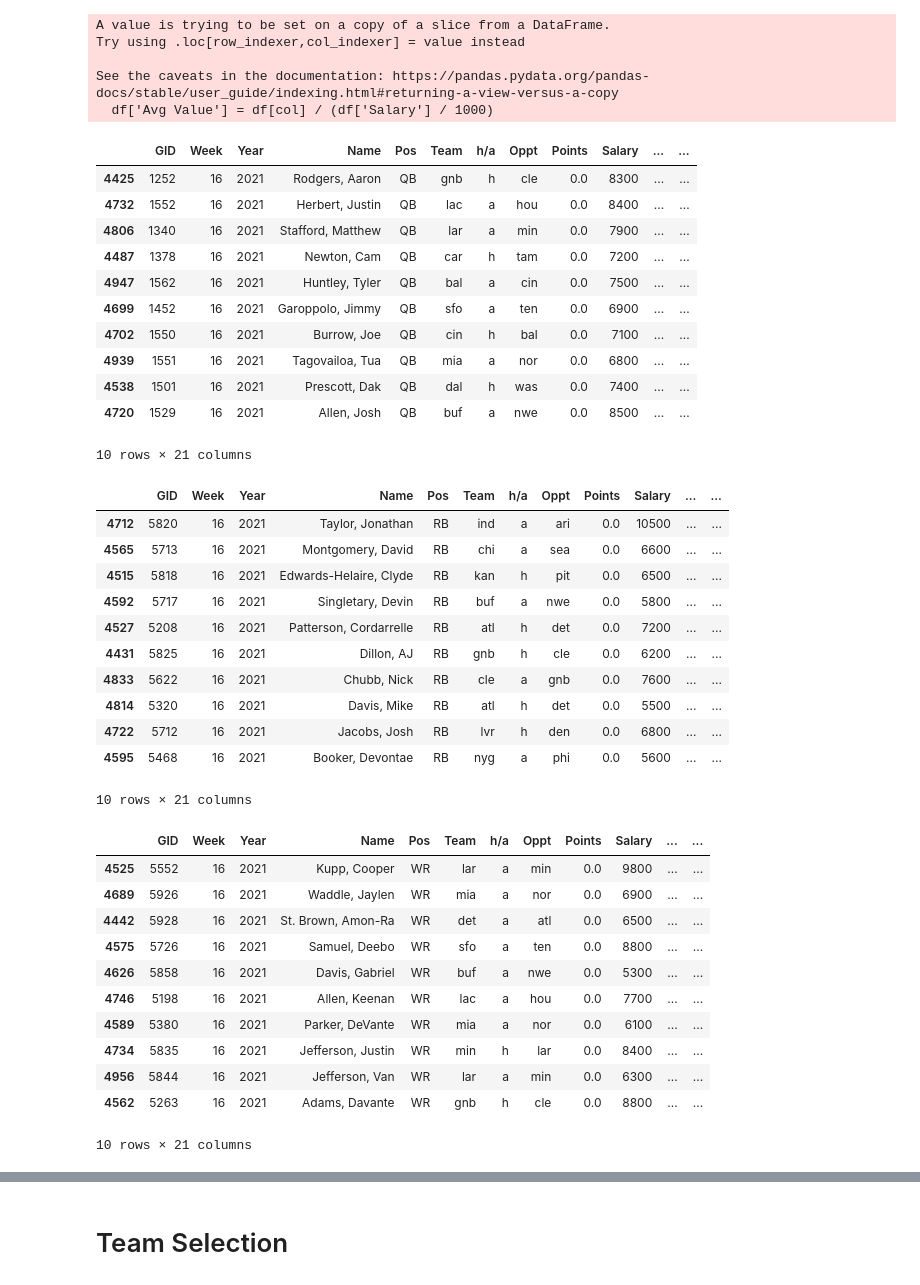
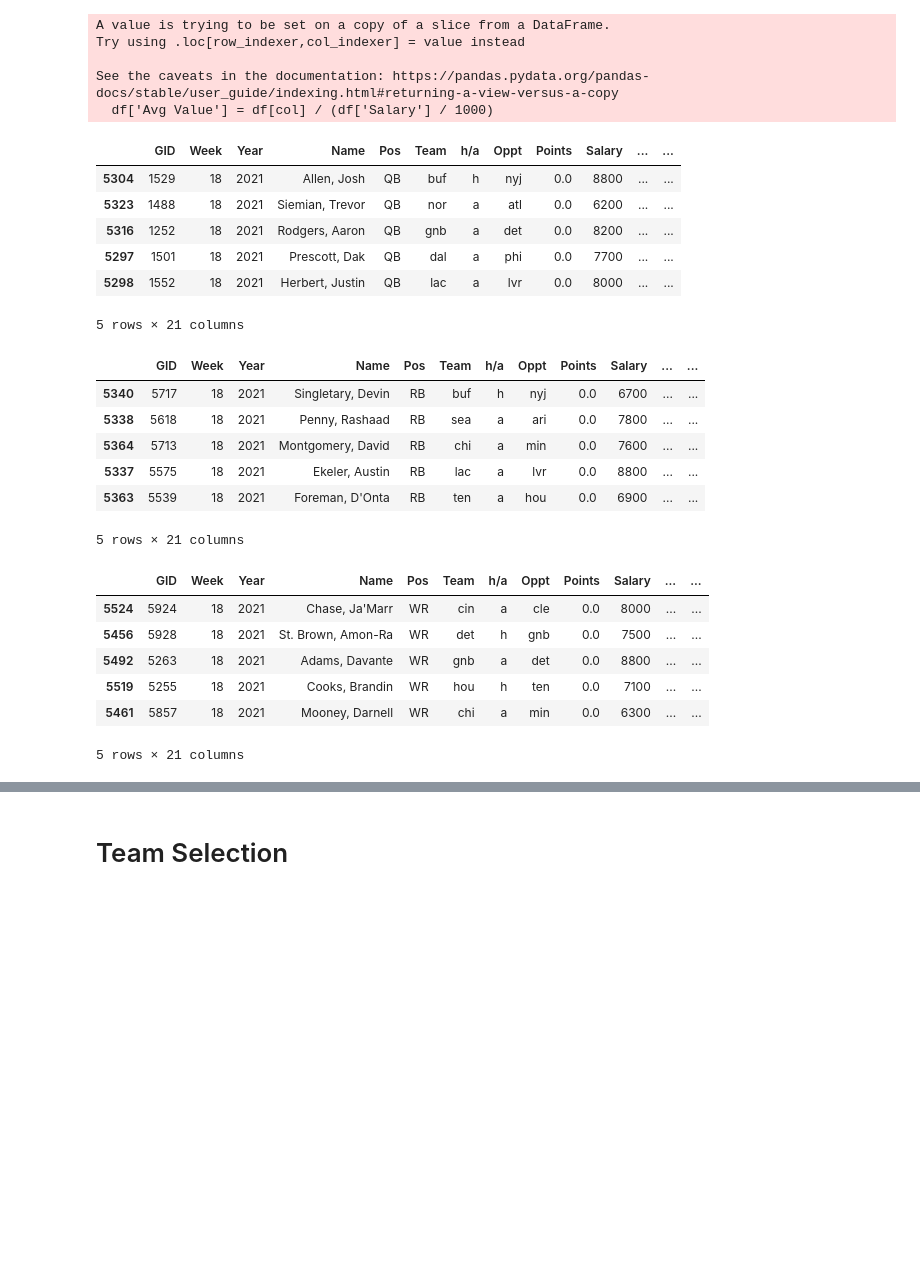
Before and after one commit to ahs8w/model_football, a Jupyter notebook: FF21_Scoring_Projections.ipynb, the cells around one changed output, grey strips where cells are left out. Saved outputs shown, nothing was run; the diff lists cells and outputs as text; code cells hidden in the pictures; blank space fills up the shorter version.

```diff
--- a/FF21_Scoring_Projections.ipynb
+++ b/FF21_Scoring_Projections.ipynb
@@ -701,51 +703,36 @@ See the caveats in the documentation: https://pandas.pydata.org/pandas-docs/stab
   df['Avg Value'] = df[col] / (df['Salary'] / 1000)
 # %%
 top_QBs = pdf[pdf.Pos=='QB']
-top_QBs.head(10)
+top_QBs.head(5)
 # %% [output]
 |  | GID | Week | Year | Name | Pos | Team | h/a | Oppt | Points | Salary | ... | ... |
-| 4425 | 1252 | 16 | 2021 | Rodgers, Aaron | QB | gnb | h | cle | 0.0 | 8300 | ... | ... |
-| 4732 | 1552 | 16 | 2021 | Herbert, Justin | QB | lac | a | hou | 0.0 | 8400 | ... | ... |
-| 4806 | 1340 | 16 | 2021 | Stafford, Matthew | QB | lar | a | min | 0.0 | 7900 | ... | ... |
-| 4487 | 1378 | 16 | 2021 | Newton, Cam | QB | car | h | tam | 0.0 | 7200 | ... | ... |
-| 4947 | 1562 | 16 | 2021 | Huntley, Tyler | QB | bal | a | cin | 0.0 | 7500 | ... | ... |
-| 4699 | 1452 | 16 | 2021 | Garoppolo, Jimmy | QB | sfo | a | ten | 0.0 | 6900 | ... | ... |
-| 4702 | 1550 | 16 | 2021 | Burrow, Joe | QB | cin | h | bal | 0.0 | 7100 | ... | ... |
-| 4939 | 1551 | 16 | 2021 | Tagovailoa, Tua | QB | mia | a | nor | 0.0 | 6800 | ... | ... |
-| 4538 | 1501 | 16 | 2021 | Prescott, Dak | QB | dal | h | was | 0.0 | 7400 | ... | ... |
-| 4720 | 1529 | 16 | 2021 | Allen, Josh | QB | buf | a | nwe | 0.0 | 8500 | ... | ... |
+| 5304 | 1529 | 18 | 2021 | Allen, Josh | QB | buf | h | nyj | 0.0 | 8800 | ... | ... |
+| 5323 | 1488 | 18 | 2021 | Siemian, Trevor | QB | nor | a | atl | 0.0 | 6200 | ... | ... |
+| 5316 | 1252 | 18 | 2021 | Rodgers, Aaron | QB | gnb | a | det | 0.0 | 8200 | ... | ... |
+| 5297 | 1501 | 18 | 2021 | Prescott, Dak | QB | dal | a | phi | 0.0 | 7700 | ... | ... |
+| 5298 | 1552 | 18 | 2021 | Herbert, Justin | QB | lac | a | lvr | 0.0 | 8000 | ... | ... |
-10 rows × 21 columns
+5 rows × 21 columns
 # %%
 top_RBs = pdf[pdf.Pos=='RB']
-top_RBs.head(10)
+top_RBs.head(5)
 # %% [output]
 |  | GID | Week | Year | Name | Pos | Team | h/a | Oppt | Points | Salary | ... | ... |
-| 4712 | 5820 | 16 | 2021 | Taylor, Jonathan | RB | ind | a | ari | 0.0 | 10500 | ... | ... |
-| 4565 | 5713 | 16 | 2021 | Montgomery, David | RB | chi | a | sea | 0.0 | 6600 | ... | ... |
-| 4515 | 5818 | 16 | 2021 | Edwards-Helaire, Clyde | RB | kan | h | pit | 0.0 | 6500 | ... | ... |
-| 4592 | 5717 | 16 | 2021 | Singletary, Devin | RB | buf | a | nwe | 0.0 | 5800 | ... | ... |
-| 4527 | 5208 | 16 | 2021 | Patterson, Cordarrelle | RB | atl | h | det | 0.0 | 7200 | ... | ... |
-| 4431 | 5825 | 16 | 2021 | Dillon, AJ | RB | gnb | h | cle | 0.0 | 6200 | ... | ... |
-| 4833 | 5622 | 16 | 2021 | Chubb, Nick | RB | cle | a | gnb | 0.0 | 7600 | ... | ... |
-| 4814 | 5320 | 16 | 2021 | Davis, Mike | RB | atl | h | det | 0.0 | 5500 | ... | ... |
-| 4722 | 5712 | 16 | 2021 | Jacobs, Josh | RB | lvr | h | den | 0.0 | 6800 | ... | ... |
-| 4595 | 5468 | 16 | 2021 | Booker, Devontae | RB | nyg | a | phi | 0.0 | 5600 | ... | ... |
+| 5340 | 5717 | 18 | 2021 | Singletary, Devin | RB | buf | h | nyj | 0.0 | 6700 | ... | ... |
+| 5338 | 5618 | 18 | 2021 | Penny, Rashaad | RB | sea | a | ari | 0.0 | 7800 | ... | ... |
+| 5364 | 5713 | 18 | 2021 | Montgomery, David | RB | chi | a | min | 0.0 | 7600 | ... | ... |
+| 5337 | 5575 | 18 | 2021 | Ekeler, Austin | RB | lac | a | lvr | 0.0 | 8800 | ... | ... |
+| 5363 | 5539 | 18 | 2021 | Foreman, D'Onta | RB | ten | a | hou | 0.0 | 6900 | ... | ... |
-10 rows × 21 columns
+5 rows × 21 columns
 # %%
 top_WRs = pdf[pdf.Pos=='WR']
-top_WRs.head(10)
+top_WRs.head(5)
 # %% [output]
 |  | GID | Week | Year | Name | Pos | Team | h/a | Oppt | Points | Salary | ... | ... |
-| 4525 | 5552 | 16 | 2021 | Kupp, Cooper | WR | lar | a | min | 0.0 | 9800 | ... | ... |
-| 4689 | 5926 | 16 | 2021 | Waddle, Jaylen | WR | mia | a | nor | 0.0 | 6900 | ... | ... |
-| 4442 | 5928 | 16 | 2021 | St. Brown, Amon-Ra | WR | det | a | atl | 0.0 | 6500 | ... | ... |
-| 4575 | 5726 | 16 | 2021 | Samuel, Deebo | WR | sfo | a | ten | 0.0 | 8800 | ... | ... |
-| 4626 | 5858 | 16 | 2021 | Davis, Gabriel | WR | buf | a | nwe | 0.0 | 5300 | ... | ... |
-| 4746 | 5198 | 16 | 2021 | Allen, Keenan | WR | lac | a | hou | 0.0 | 7700 | ... | ... |
-| 4589 | 5380 | 16 | 2021 | Parker, DeVante | WR | mia | a | nor | 0.0 | 6100 | ... | ... |
-| 4734 | 5835 | 16 | 2021 | Jefferson, Justin | WR | min | h | lar | 0.0 | 8400 | ... | ... |
-| 4956 | 5844 | 16 | 2021 | Jefferson, Van | WR | lar | a | min | 0.0 | 6300 | ... | ... |
-| 4562 | 5263 | 16 | 2021 | Adams, Davante | WR | gnb | h | cle | 0.0 | 8800 | ... | ... |
+| 5524 | 5924 | 18 | 2021 | Chase, Ja'Marr | WR | cin | a | cle | 0.0 | 8000 | ... | ... |
+| 5456 | 5928 | 18 | 2021 | St. Brown, Amon-Ra | WR | det | h | gnb | 0.0 | 7500 | ... | ... |
+| 5492 | 5263 | 18 | 2021 | Adams, Davante | WR | gnb | a | det | 0.0 | 8800 | ... | ... |
+| 5519 | 5255 | 18 | 2021 | Cooks, Brandin | WR | hou | h | ten | 0.0 | 7100 | ... | ... |
+| 5461 | 5857 | 18 | 2021 | Mooney, Darnell | WR | chi | a | min | 0.0 | 6300 | ... | ... |
-10 rows × 21 columns
+5 rows × 21 columns
 # %%
 top_TEs = pdf[pdf.Pos=='TE']
```
Also changed, not shown: parts of 6 cells of this notebook.
